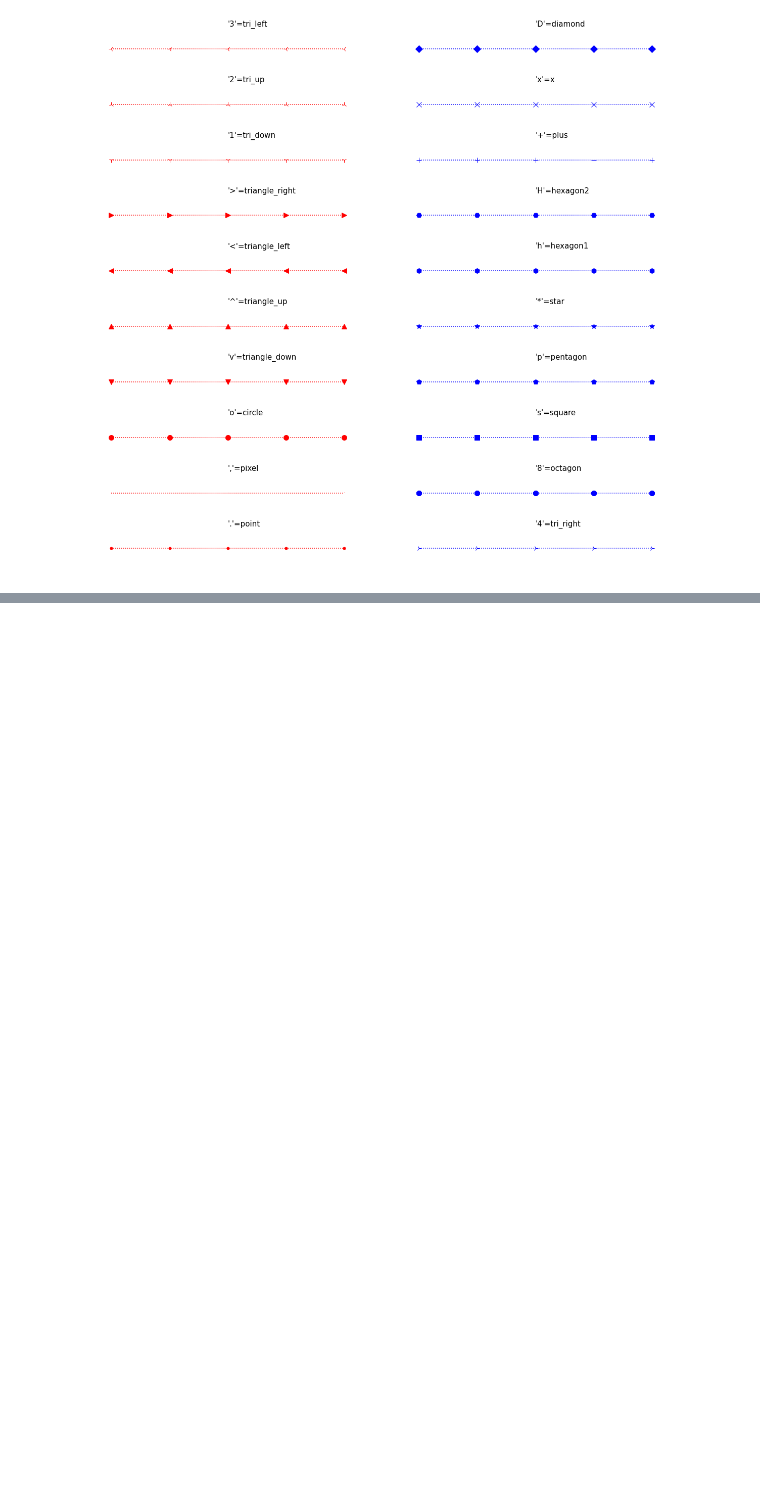
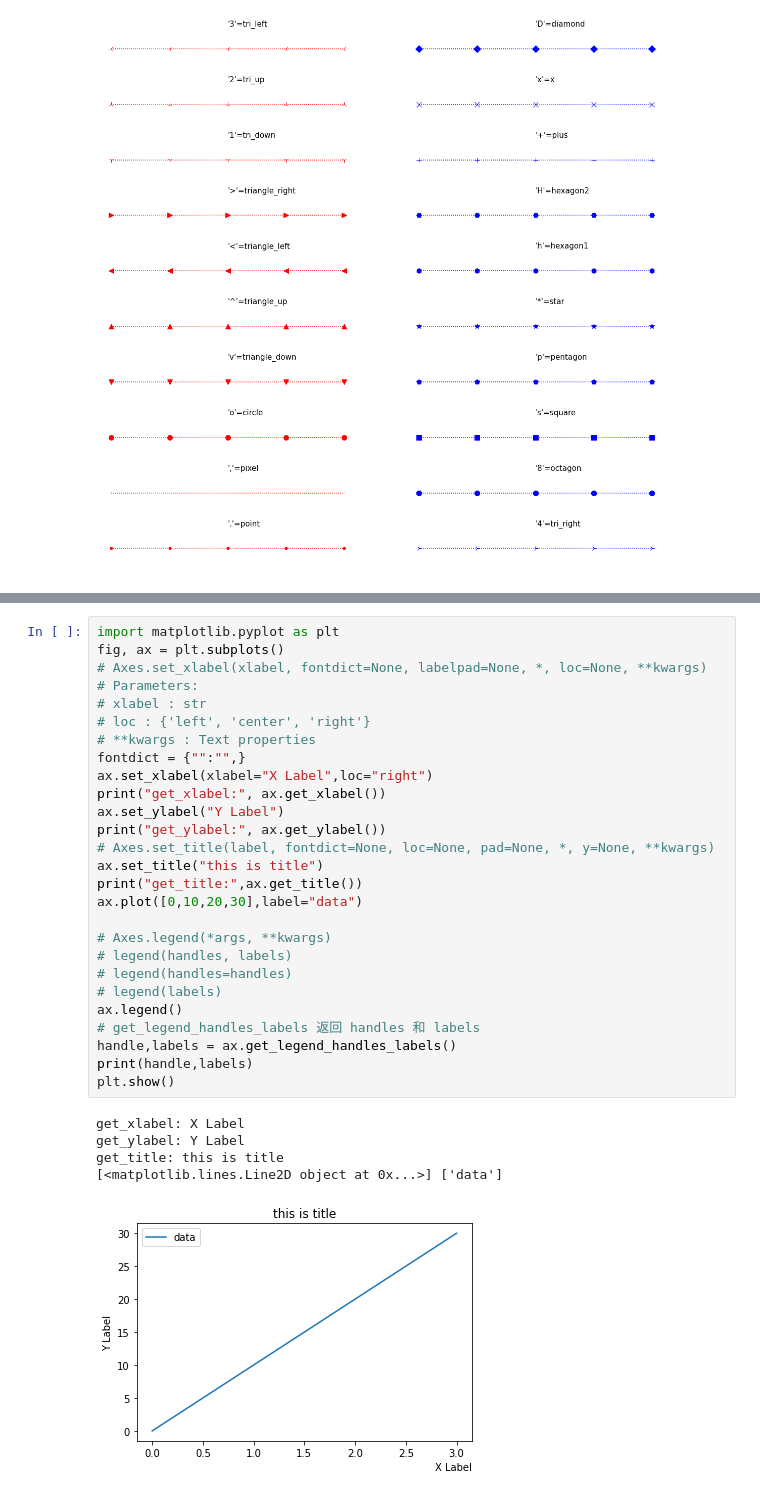
Before and after one commit to mtf0111/PythonDemo, a Jupyter notebook: demo_matplotlib.ipynb, the cells around one changed output, grey strips where cells are left out. Cells and saved outputs as stored; diff of their text form; blank space fills up the shorter version.

```diff
--- a/demo_matplotlib.ipynb
+++ b/demo_matplotlib.ipynb
@@ -178,0 +315,33 @@ plt.show()
+# %%
+import matplotlib.pyplot as plt
+fig, ax = plt.subplots()
+# Axes.set_xlabel(xlabel, fontdict=None, labelpad=None, *, loc=None, **kwargs)
+# Parameters:
+# xlabel : str
+# loc : {'left', 'center', 'right'}
+# **kwargs : Text properties
+fontdict = {"":"",}
+ax.set_xlabel(xlabel="X Label",loc="right")
+print("get_xlabel:", ax.get_xlabel())
+ax.set_ylabel("Y Label")
+print("get_ylabel:", ax.get_ylabel())
+# Axes.set_title(label, fontdict=None, loc=None, pad=None, *, y=None, **kwargs)
+ax.set_title("this is title")
+print("get_title:",ax.get_title())
+ax.plot([0,10,20,30],label="data")
+
+# Axes.legend(*args, **kwargs)
+# legend(handles, labels)
+# legend(handles=handles)
+# legend(labels)
+ax.legend()
+# get_legend_handles_labels 返回 handles 和 labels
+handle,labels = ax.get_legend_handles_labels()
+print(handle,labels)
+plt.show()
+# %% [output]
+get_xlabel: X Label
+get_ylabel: Y Label
+get_title: this is title
+[<matplotlib.lines.Line2D object at 0x...>] ['data']
+[figure, added]
```
Also changed, not shown: parts of 41 cells of this notebook.
